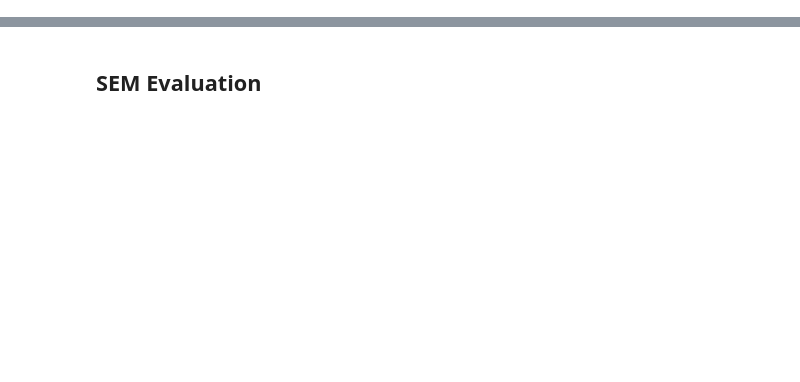
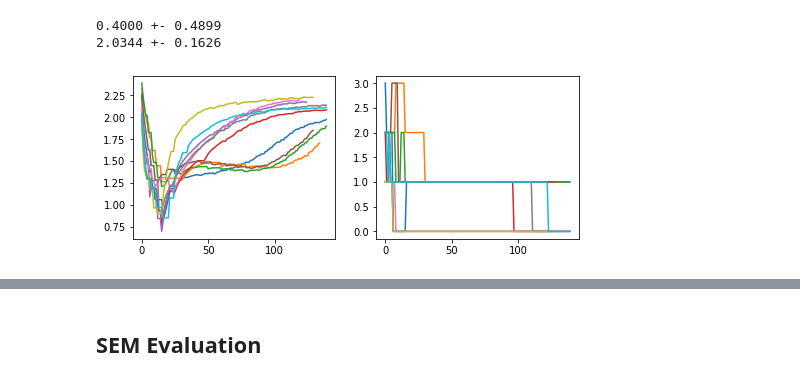
Before and after one commit to q1park/spacetime, a Jupyter notebook: experiments_2.ipynb, the cells around one changed output, grey strips where cells are left out. Drawn from its saved outputs; the diff is of its cells as text; code cells hidden in the pictures; blank space fills up the shorter version.

```diff
--- a/experiments_2.ipynb
+++ b/experiments_2.ipynb
@@ -23,2 +21,19 @@ from spacetime.utils import arguments, spacetime_mutilator
 from spacetime.sampler import NodeData, GraphSampler
+# %%
+node_dict = {0:[0], 1:[1], 2:[2], 3:[3]}
+node_list = [j for i in node_dict.values() for j in i]
+n_nodes = sum(map(len, node_dict.values()))
+from spacetime.training_att import h_A, h_A_timed
+
+sim_params = Parameters(graph_type='erdos-renyi', graph_degree=2, edge_types=2,
+                        sem_type='nonlinear_2', x_dims=1, sem_noise='linear-gauss',
+                        noise_scale = 0.6, sample_size=7500, seed=42)
+
+mod_params = Parameters(n_nodes=n_nodes, x_dims=1, h_dims=64, z_dims=1, graph_threshold=0.4)
+
+trn_params = Parameters(batch_size=100, epochs=5)
+
+opt_params = Parameters(constraint=lambda x: h_A_timed(x, node_dict),
+                        lr=3e-3, l=1e-2, c=1.0, h=np.inf, tau=1e-10,
+                        max_iters=50, h_tol=1e-8)
 # %%
@@ -191,0 +229,16 @@ Best Epoch: 0003         Best ELBO: 0.0075299152 Best NLL: 0.0001276082
+# %%
+fig, axs = plt.subplots(1, 2, figsize = (8,3))
+
+for trial in range(n_trials):
+    axs[0].plot(range(len(err_trials[trial])), err_trials[trial])
+    axs[1].plot(range(len(shd_trials[trial])), shd_trials[trial])
+
+shd_finals = [shd_trials[i][-1] for i in range(n_trials)]
+err_finals = [err_trials[i][-1] for i in range(n_trials)]
+print("{:0.4f} +- {:0.4f}".format(np.mean(shd_finals), np.std(shd_finals)))
+print("{:0.4f} +- {:0.4f}".format(np.mean(err_finals), np.std(err_finals)))
+pass;
+# %% [output]
+0.4000 +- 0.4899
+2.0344 +- 0.1626
+[figure, added]
```
Also changed, not shown: parts of 27 cells of this notebook, 11 other files.
